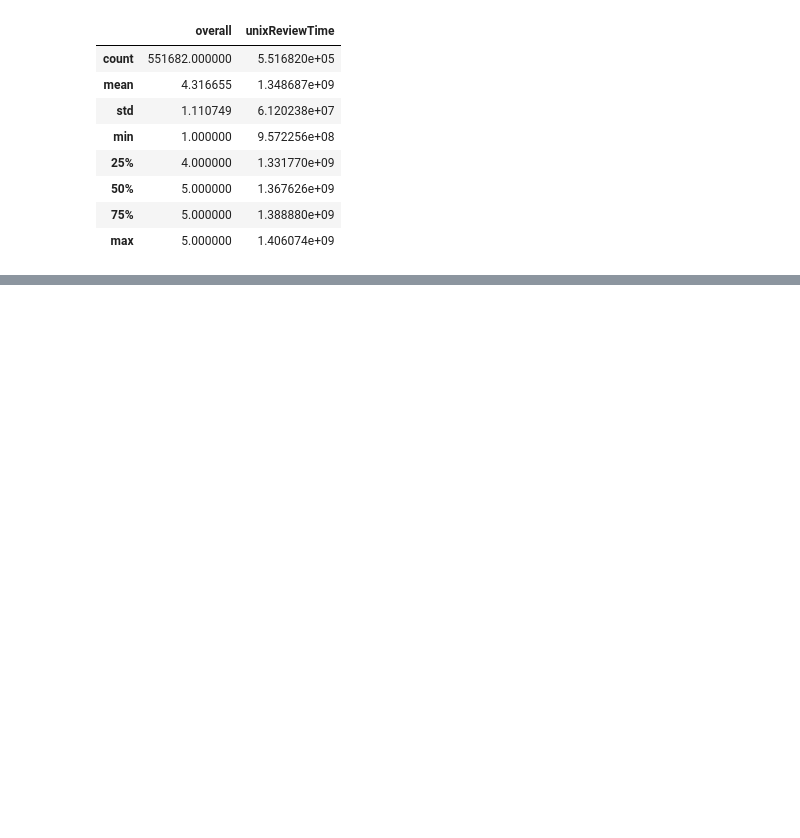
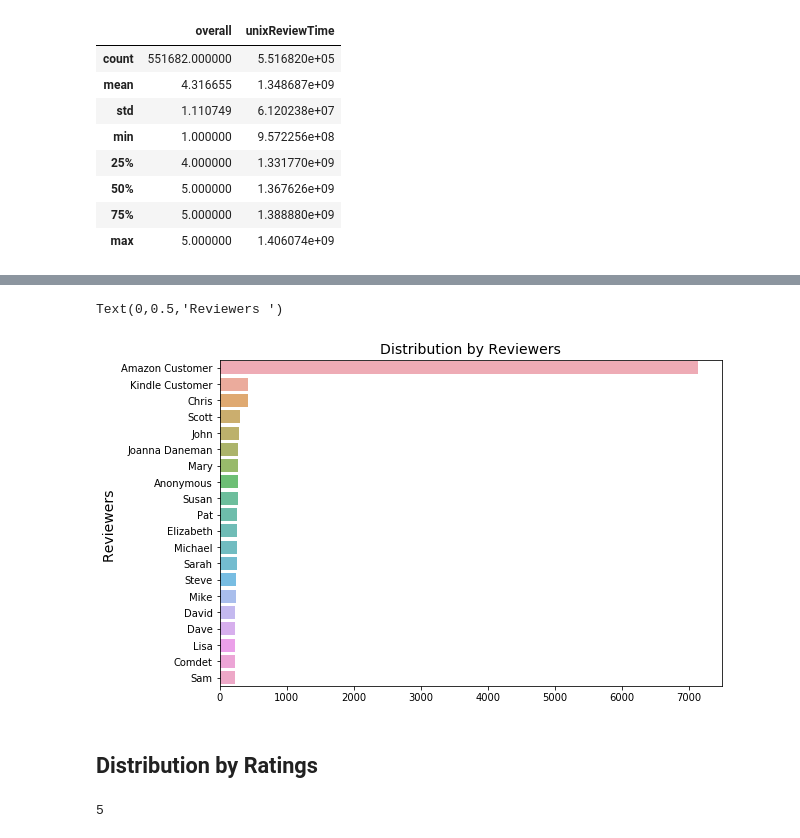
Before and after one commit to UCB-MIDS/InsightsFromReviews, a Jupyter notebook: eda/home-EDA.ipynb, the cells around one changed output, grey strips where cells are left out. Drawn from its saved outputs; the diff is of its cells as text; code cells hidden in the pictures; blank space fills up the shorter version.

```diff
--- a/eda/home-EDA.ipynb
+++ b/eda/home-EDA.ipynb
@@ -66,0 +141,18 @@ df_reviews.to_pickle('home_df.pkl')
+# %%
+# Plot
+y = df_reviews['reviewerName'].value_counts().nlargest(20).index
+x = df_reviews['reviewerName'].value_counts().nlargest(20).values
+plt.figure(figsize=(9,6))
+ax= sns.barplot(x, y,data= df_reviews ,alpha=0.8 )
+plt.title("Distribution by Reviewers", fontsize = 14)
+plt.ylabel('Reviewers ', fontsize=14)
+# %% [output]
+Text(0,0.5,'Reviewers ')
+[figure, added]
+# %% [markdown]
+## Distribution by Ratings
+# %%
+# Unique ratings. Should be 5 but just checking
+len(df_reviews['overall'].unique())
+# %% [output]
+5
```
Also changed, not shown: parts of 49 cells of this notebook.
